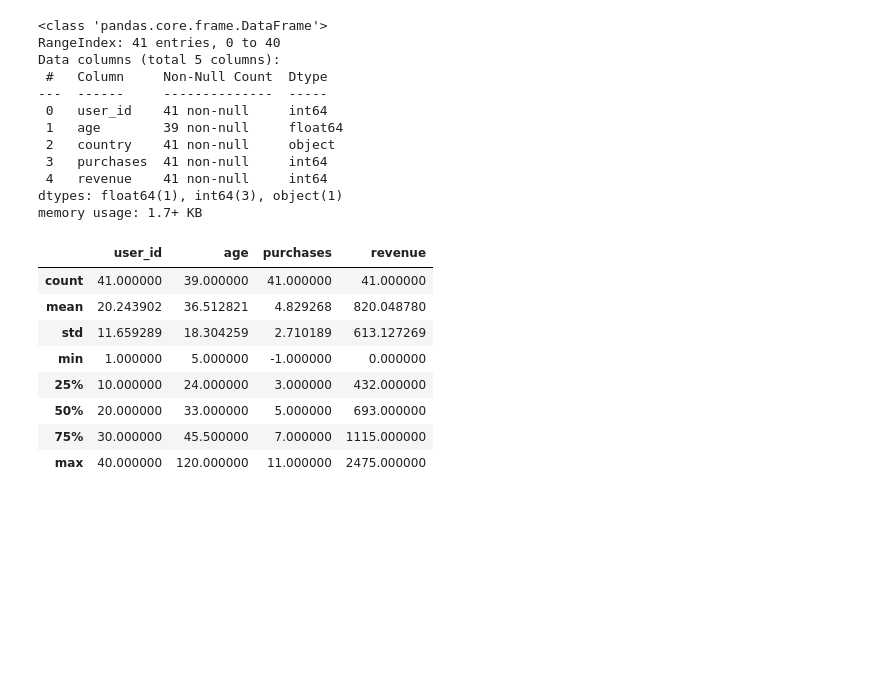
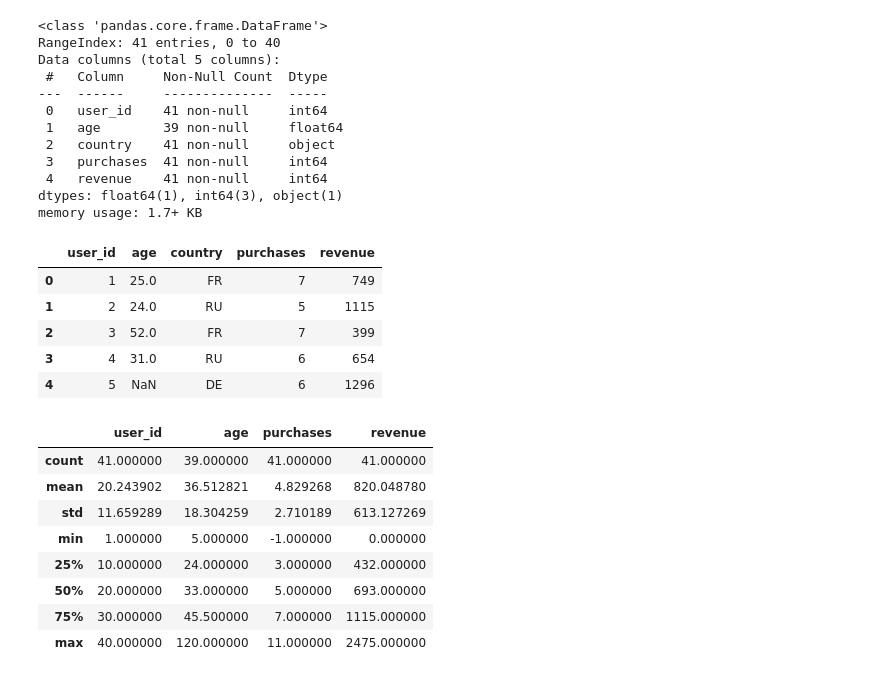
Before and after one commit to Doster-d/awesome-ai-engineer, a Jupyter notebook: homeworks/HW02/HW02.ipynb, the cells around one changed output. Cells and saved outputs as stored; diff of their text form; code cells hidden in the pictures; blank space fills up the shorter version.

```diff
--- a/homeworks/HW02/HW02.ipynb
+++ b/homeworks/HW02/HW02.ipynb
@@ -19,6 +19,15 @@ Data columns (total 5 columns):
  4   revenue    41 non-null     int64
 dtypes: float64(1), int64(3), object(1)
 memory usage: 1.7+ KB
+# %%
+dataset.head()
+# %% [output]
+|  | user_id | age | country | purchases | revenue |
+| 0 | 1 | 25.0 | FR | 7 | 749 |
+| 1 | 2 | 24.0 | RU | 5 | 1115 |
+| 2 | 3 | 52.0 | FR | 7 | 399 |
+| 3 | 4 | 31.0 | RU | 6 | 654 |
+| 4 | 5 | NaN | DE | 6 | 1296 |
 # %%
 dataset.describe()
 # %% [output]
```
Also changed, not shown: parts of 2 cells of this notebook, 4 other files.
